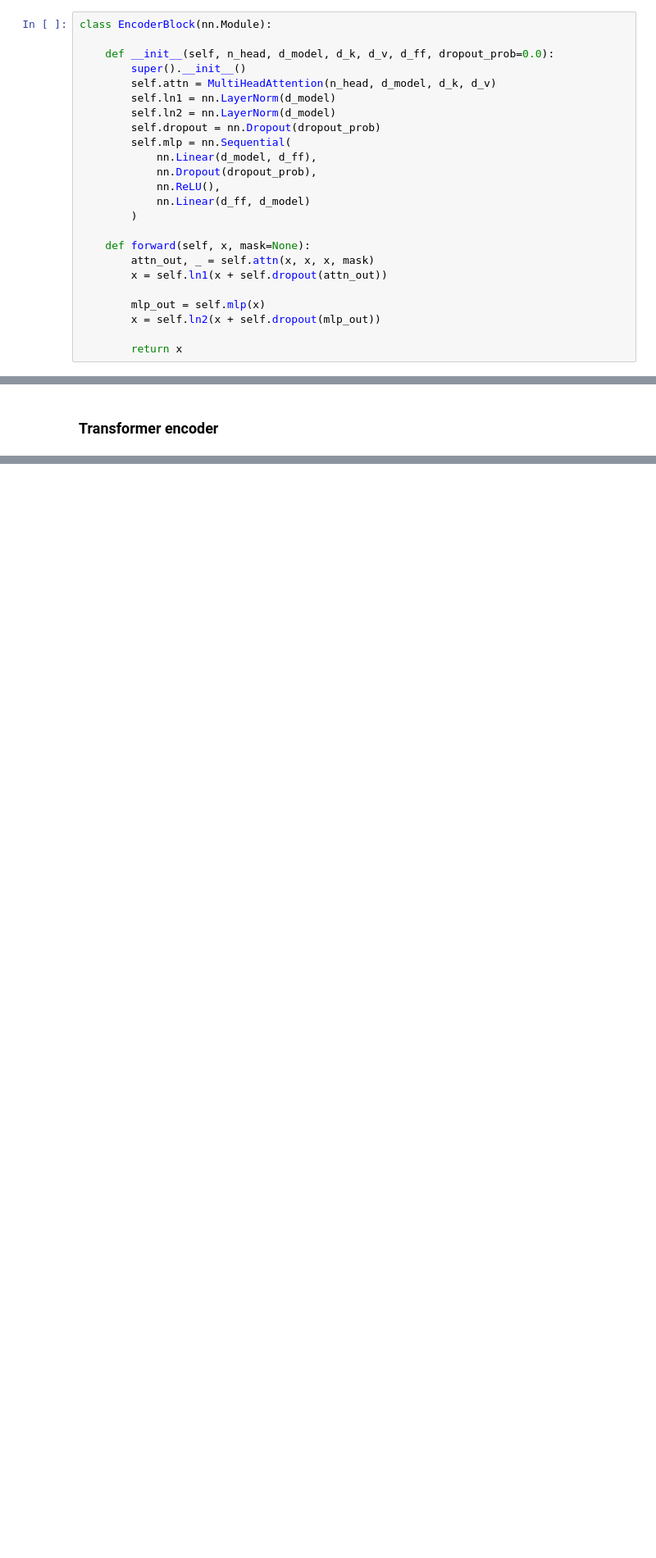
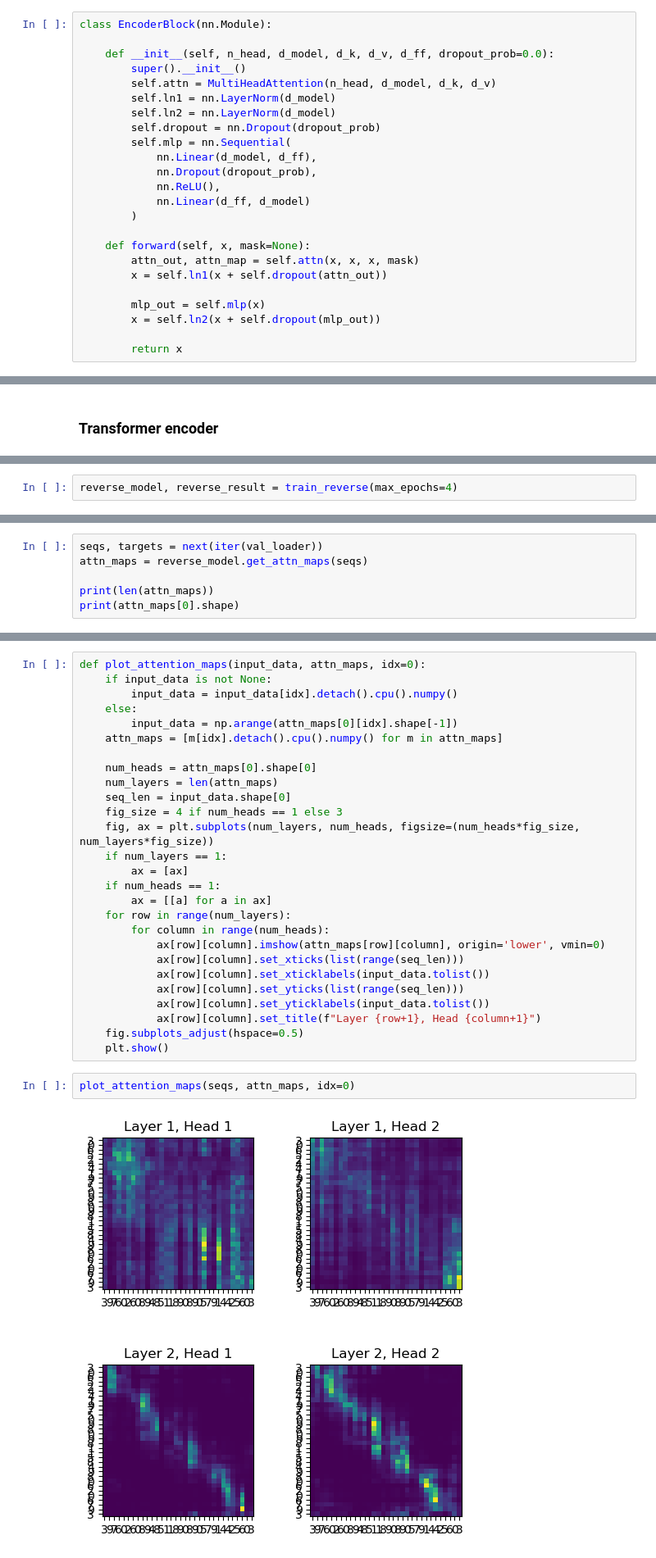
Before and after one commit to skjdaniel/uva-deep-learning, a Jupyter notebook: notebooks/transformer.ipynb, the cells around one changed output, grey strips where cells are left out. Shown at 82% size. Cells and saved outputs as stored; diff of their text form; blank space fills up the shorter version.

Commit message:
updated reverse transformer

```diff
--- a/notebooks/transformer.ipynb
+++ b/notebooks/transformer.ipynb
@@ -66,7 +70,7 @@ class EncoderBlock(nn.Module):
         )
 
     def forward(self, x, mask=None):
-        attn_out, _ = self.attn(x, x, x, mask)
+        attn_out, attn_map = self.attn(x, x, x, mask)
         x = self.ln1(x + self.dropout(attn_out))
 
         mlp_out = self.mlp(x)
@@ -117,0 +235,2 @@ class PositionalEncoding(nn.Module):
+# %%
+reverse_model, reverse_result = train_reverse(max_epochs=4)
@@ -117,0 +264,6 @@ class PositionalEncoding(nn.Module):
+# %%
+seqs, targets = next(iter(val_loader))
+attn_maps = reverse_model.get_attn_maps(seqs)
+
+print(len(attn_maps))
+print(attn_maps[0].shape)
@@ -117,0 +273,31 @@ class PositionalEncoding(nn.Module):
+# %%
+def plot_attention_maps(input_data, attn_maps, idx=0):
+    if input_data is not None:
+        input_data = input_data[idx].detach().cpu().numpy()
+    else:
+        input_data = np.arange(attn_maps[0][idx].shape[-1])
+    attn_maps = [m[idx].detach().cpu().numpy() for m in attn_maps]
+
+    num_heads = attn_maps[0].shape[0]
+    num_layers = len(attn_maps)
+    seq_len = input_data.shape[0]
+    fig_size = 4 if num_heads == 1 else 3
+    fig, ax = plt.subplots(num_layers, num_heads, figsize=(num_heads*fig_size, num_layers*fig_size))
+    if num_layers == 1:
+        ax = [ax]
+    if num_heads == 1:
+        ax = [[a] for a in ax]
+    for row in range(num_layers):
+        for column in range(num_heads):
+            ax[row][column].imshow(attn_maps[row][column], origin='lower', vmin=0)
+            ax[row][column].set_xticks(list(range(seq_len)))
+            ax[row][column].set_xticklabels(input_data.tolist())
+            ax[row][column].set_yticks(list(range(seq_len)))
+            ax[row][column].set_yticklabels(input_data.tolist())
+            ax[row][column].set_title(f"Layer {row+1}, Head {column+1}")
+    fig.subplots_adjust(hspace=0.5)
+    plt.show()
+# %%
+plot_attention_maps(seqs, attn_maps, idx=0)
+# %% [output]
+[figure, added]
```
Also changed, not shown: parts of 22 cells of this notebook.
